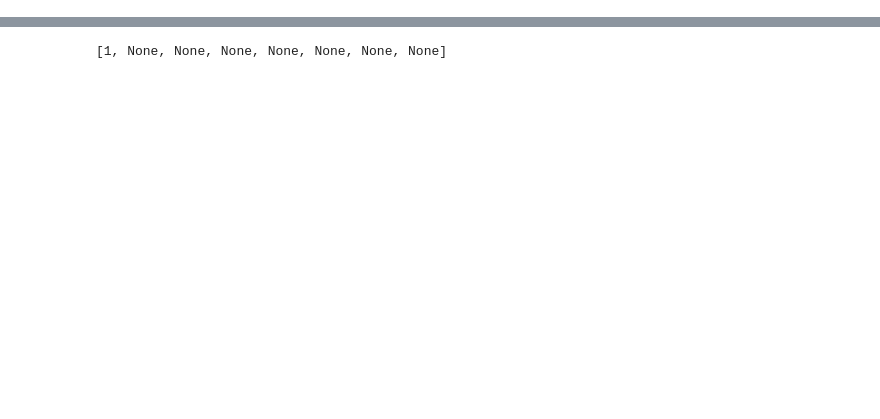
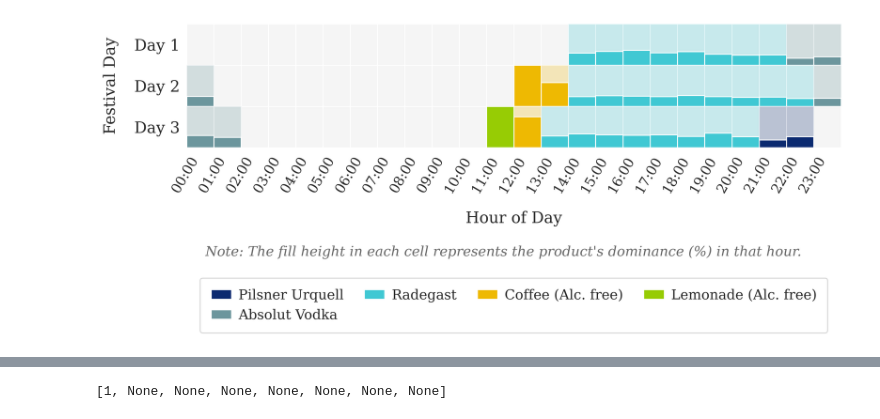
Before and after one commit to filipditrich/master-thesis, a Jupyter notebook: thesis/figures/charts/charts.ipynb, the cells around one changed output, grey strips where cells are left out. Cells and saved outputs as stored; diff of their text form; code cells hidden in the pictures; blank space fills up the shorter version.

```diff
--- a/thesis/figures/charts/charts.ipynb
+++ b/thesis/figures/charts/charts.ipynb
@@ -589,9 +593,9 @@ ax.set_ylim(0, 3)
 ax.set_xticks(np.arange(24) + 0.5)
 ax.set_xticklabels(
 	[f'{h:02d}:00' for h in hours],
-	rotation=45,
+	rotation=60,
 	ha='right',
-	fontsize=16
+	fontsize=14
 )
 ax.set_yticks(np.arange(3) + 0.5)
 ax.set_yticklabels(days[::-1], fontsize=16)
@@ -619,33 +623,35 @@ legend_labels = ['Pilsner Urquell', 'Absolut Vodka', 'Radegast', 'Coffee (Alc. f
 # Create legend with wide span
 legend = ax.legend(
 	legend_elements,
 	legend_labels,
 	bbox_to_anchor=(0.5, -1),  # Centered, closer to plot
 	loc='upper center',
 	ncol=4,  # All items in one row
 	fontsize=14,
 	frameon=True,
 	edgecolor='#cccccc',
 	borderpad=0.8,
 	columnspacing=1.5,  # Space between columns
 	handletextpad=0.5,  # Space between square and text
 	handlelength=1.5,  # Square size
 )
 
 # After the legend creation, add an annotation
 fig.text(
 	0.5, 0.33,
 	'Note: The fill height in each cell represents the product\'s dominance (%) in that hour.',
 	ha='center',
 	fontsize=14,
 	color='#666666',
 	style='italic'
 )
 
 # Adjust layout
 plt.subplots_adjust(bottom=0.45)
 
 plt.savefig(get_charts_dir("rq28-beverage-preferences.png"), dpi=300, bbox_inches='tight', pad_inches=0.1)
+# %% [output]
+[figure, added]
 # %%
 import pandas as pd
 import matplotlib.pyplot as plt
```
Also changed, not shown: parts of 10 cells of this notebook, 27 other files.
